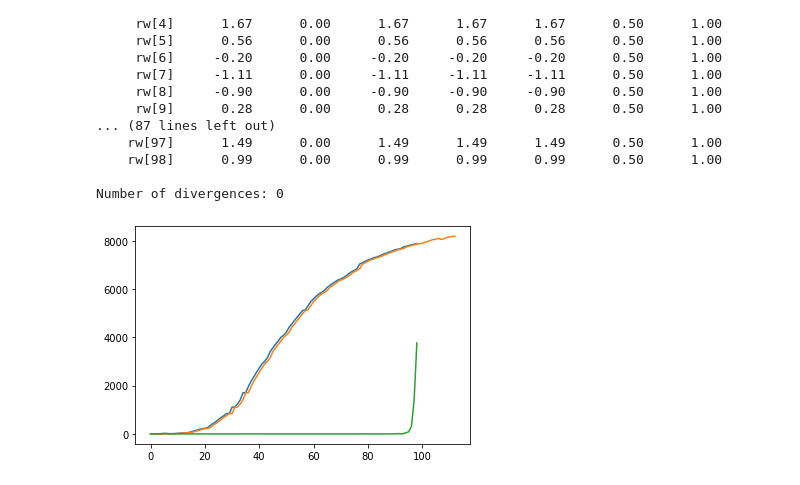
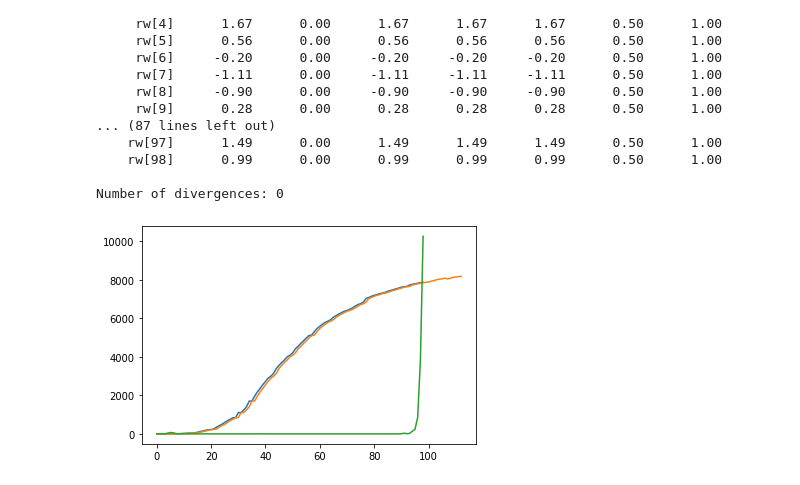
Before and after one commit to dsheldon/covid, a Jupyter notebook: scratch/exp_growth_model.ipynb, the cells around one changed output. Cells and saved outputs as stored; diff of their text form; code cells hidden in the pictures.

```diff
--- a/scratch/exp_growth_model.ipynb
+++ b/scratch/exp_growth_model.ipynb
@@ -8,12 +10,10 @@ import matplotlib.pyplot as plt
 US = util.jhu.load_us()
 start = pd.Timestamp('2020-03-15')
 
-
-
-US['MA'][start:].plot(style='o-')
+US[0]['MA'][start:].plot(style='o-')
 plt.title('MA')
 plt.show()
-vals = US['MA'][start:]['death'].values
+vals = US[0]['MA'][start:]['death'].values
 # %% [output]
 [figure]
 # %%
@@ -79,11 +79,11 @@ predictions = predictive(rng_key_, vals=vals[1:100],t_future=20)['obs']
 # %%
 mean_rw = np.mean(samples_1["rw"],axis=0)
 mean_d0 = np.mean(samples_1["d0"])
-i_mean = onp.exp(onp.cumsum(mean_rw)+onp.log(mean_d0))
+i_mean = onp.exp(onp.cumsum(mean_rw)+mean_d0)
 
 plt.plot(np.mean(predictions,axis=0))
 plt.plot(vals)
 plt.plot(i_mean)
 plt.show()
 # %% [output]
-[figure, old version]
+[figure, new version]
```
Also changed, not shown: parts of 1 cell of this notebook.
